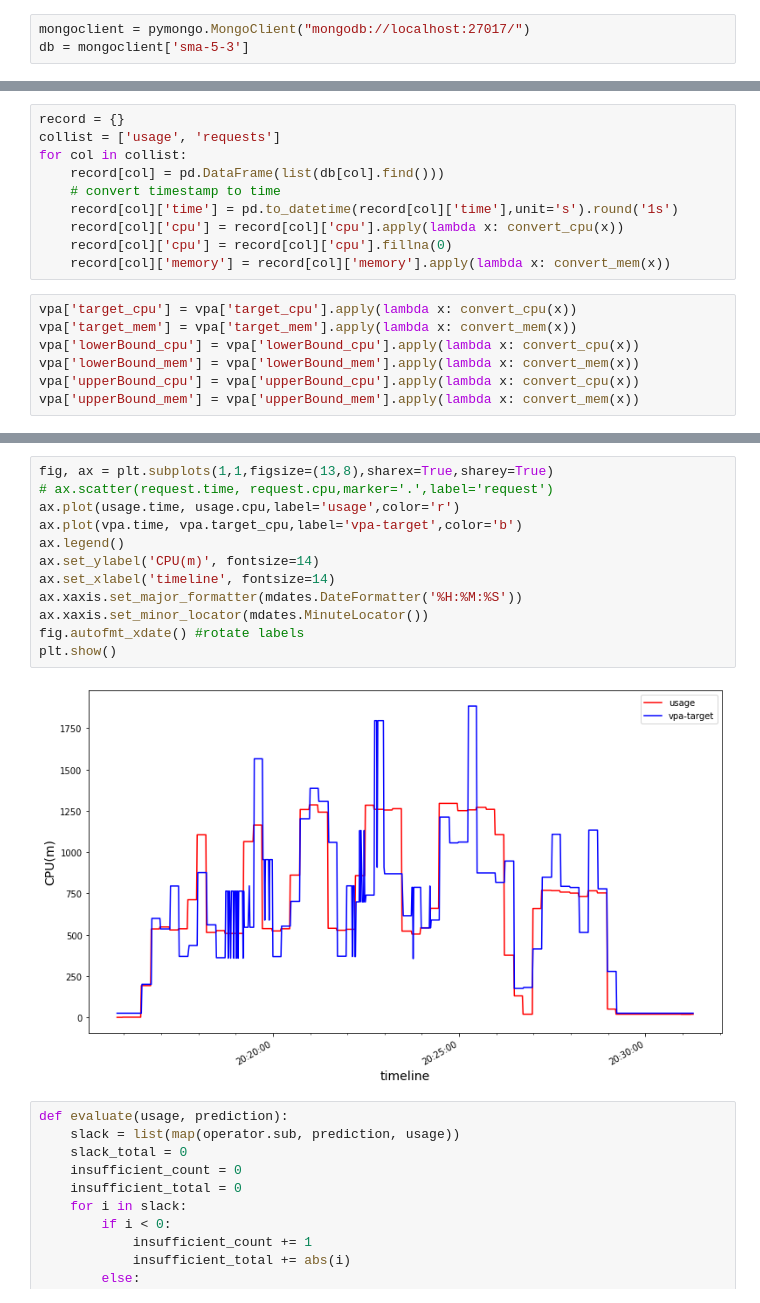
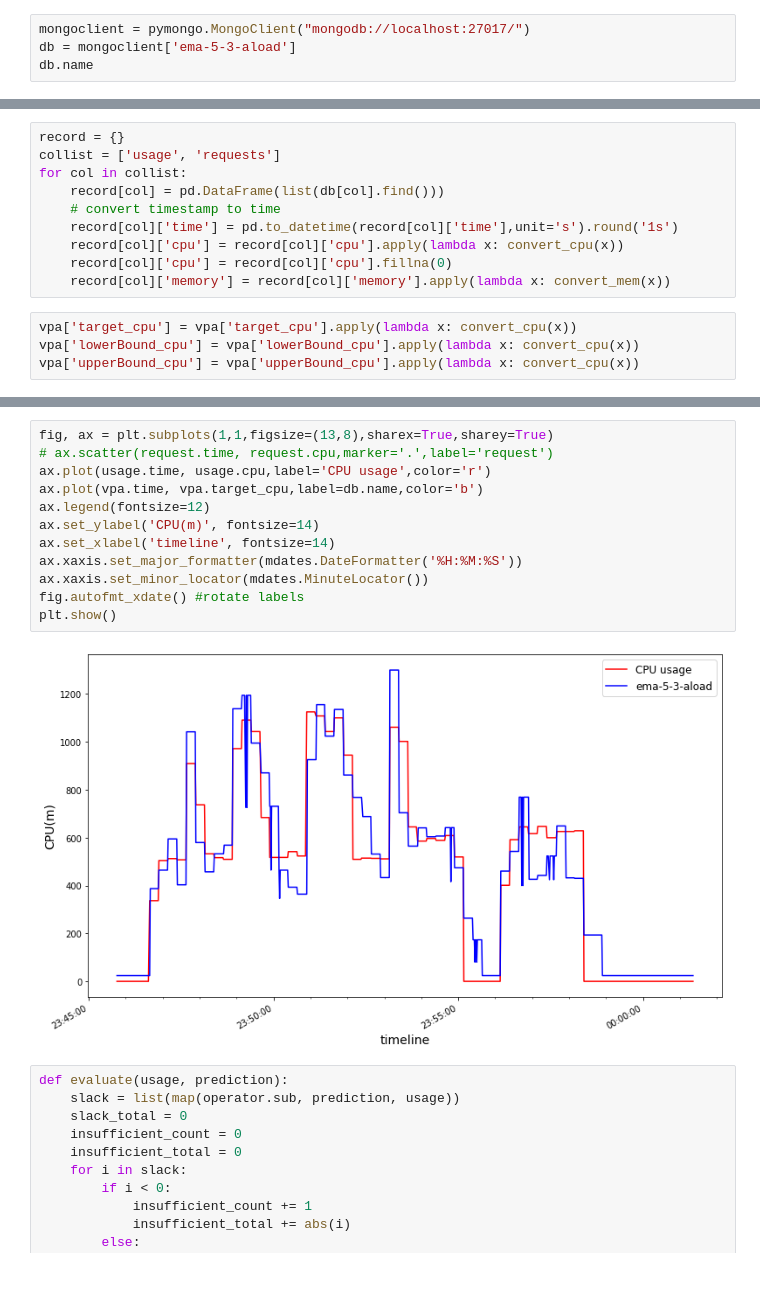
Before and after one commit to ZhaoNeil/On-Demand-Resizing, a Jupyter notebook: data/recommend-cpu.ipynb, the cells around one changed output, grey strips where cells are left out. Cells and saved outputs as stored; diff of their text form.

```diff
--- a/data/recommend-cpu.ipynb
+++ b/data/recommend-cpu.ipynb
@@ -9,4 +9,5 @@ from datetime import datetime
 import matplotlib.dates as mdates
 # %%
 mongoclient = pymongo.MongoClient("mongodb://localhost:27017/")
-db = mongoclient['sma-5-3']
+db = mongoclient['ema-5-3-aload']
+db.name
@@ -61,11 +57,8 @@ for col in collist:
     record[col]['memory'] = record[col]['memory'].apply(lambda x: convert_mem(x))
 # %%
 vpa['target_cpu'] = vpa['target_cpu'].apply(lambda x: convert_cpu(x))
-vpa['target_mem'] = vpa['target_mem'].apply(lambda x: convert_mem(x))
 vpa['lowerBound_cpu'] = vpa['lowerBound_cpu'].apply(lambda x: convert_cpu(x))
-vpa['lowerBound_mem'] = vpa['lowerBound_mem'].apply(lambda x: convert_mem(x))
 vpa['upperBound_cpu'] = vpa['upperBound_cpu'].apply(lambda x: convert_cpu(x))
-vpa['upperBound_mem'] = vpa['upperBound_mem'].apply(lambda x: convert_mem(x))
 # %%
 request = record['requests']
 usage = record['usage']
@@ -82,17 +68,17 @@ usage.head()
 # %%
 fig, ax = plt.subplots(1,1,figsize=(13,8),sharex=True,sharey=True)
 # ax.scatter(request.time, request.cpu,marker='.',label='request')
-ax.plot(usage.time, usage.cpu,label='usage',color='r')
-ax.plot(vpa.time, vpa.target_cpu,label='vpa-target',color='b')
-ax.legend()
+ax.plot(usage.time, usage.cpu,label='CPU usage',color='r')
+ax.plot(vpa.time, vpa.target_cpu,label=db.name,color='b')
+ax.legend(fontsize=12)
 ax.set_ylabel('CPU(m)', fontsize=14)
 ax.set_xlabel('timeline', fontsize=14)
 ax.xaxis.set_major_formatter(mdates.DateFormatter('%H:%M:%S'))
 ax.xaxis.set_minor_locator(mdates.MinuteLocator())
 fig.autofmt_xdate() #rotate labels
 plt.show()
 # %% [output]
-[figure, old version]
+[figure, new version]
 # %%
 def evaluate(usage, prediction):
     slack = list(map(operator.sub, prediction, usage))
```
Also changed, not shown: parts of 6 cells of this notebook, 5 other files.
